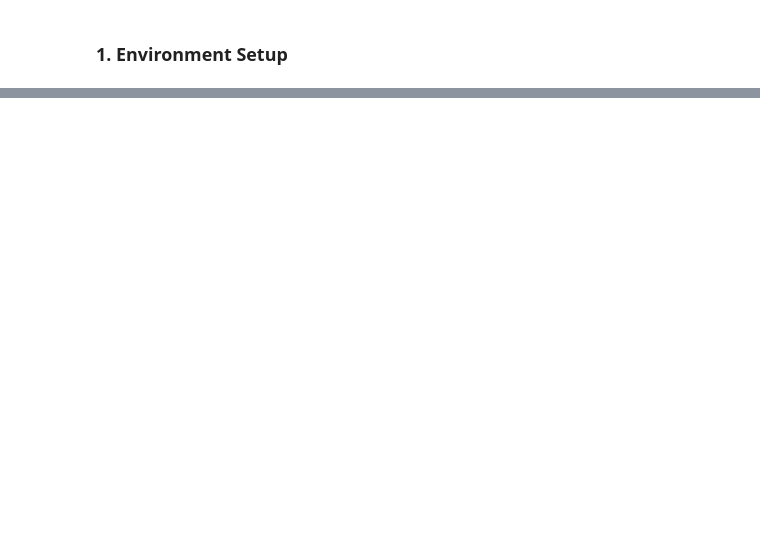
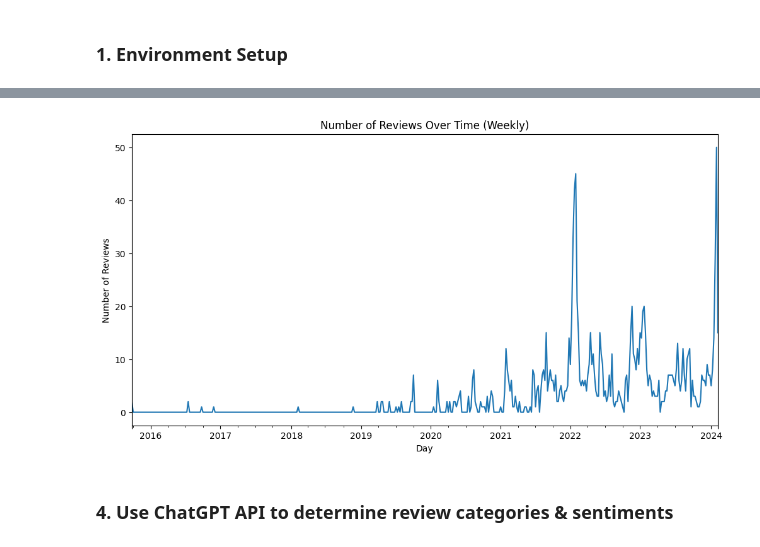
Before and after one commit to JHoeLee/LLMxDF, a Jupyter notebook: GPT_explore.ipynb, the cells around one changed output, grey strips where cells are left out. Drawn from its saved outputs; the diff is of its cells as text; code cells hidden in the pictures; blank space fills up the shorter version.

Commit message:
coca-cola review analysis

```diff
--- a/GPT_explore.ipynb
+++ b/GPT_explore.ipynb
@@ -26,0 +28,5 @@ completion.choices[0].message.content
+# %%
+# Read the xlsx file
+cocacola_df = pd.read_excel('Coca-Cola Original_with label.xlsx')
+
+cocacola_df.head()
@@ -26,0 +40,14 @@ completion.choices[0].message.content
+# %%
+# Group reviews by week
+weekly_comments = cocacola_df.resample('W', on='Converted_Date').size()
+
+# Plot the data
+weekly_comments.plot(kind='line', figsize=(12, 6))
+plt.xlabel('Day')
+plt.ylabel('Number of Reviews')
+plt.title('Number of Reviews Over Time (Weekly)')
+plt.show()
+# %% [output]
+[figure, added]
+# %% [markdown]
+### 4. Use ChatGPT API to determine review categories & sentiments
```
Also changed, not shown: parts of 19 cells of this notebook, 1 other file.
